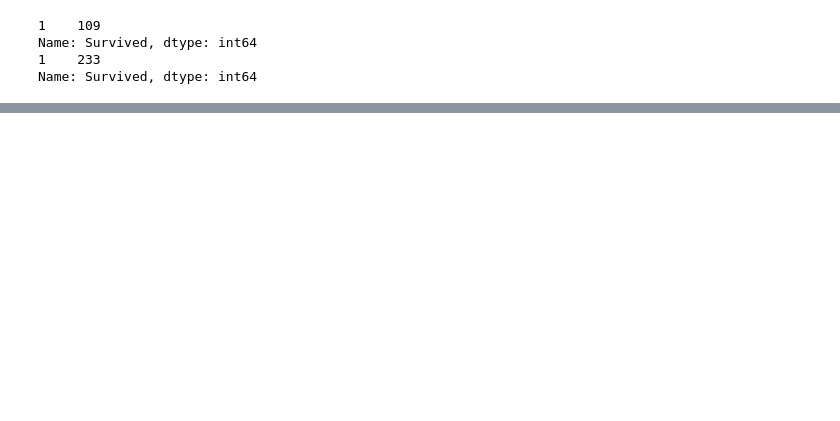
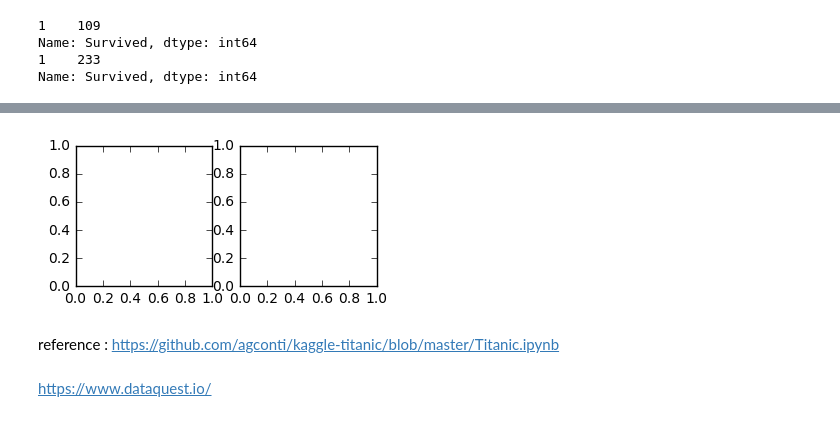
Before and after one commit to nenduru1/Kaggle, a Jupyter notebook: titanic_ne.ipynb, the cells around one changed output, grey strips where cells are left out. Cells and saved outputs as stored; diff of their text form; code cells hidden in the pictures; blank space fills up the shorter version.

```diff
--- a/titanic_ne.ipynb
+++ b/titanic_ne.ipynb
@@ -180,0 +442,14 @@ plt.legend(loc='best')
+# %%
+fig = plt.figure()
+
+ax1 = plt.subplot2grid((2, 3), (0, 0))
+ax2 = plt.subplot2grid((2, 3), (0, 1))
+#ax3 = plt.subplot2grid((3, 3), (1, 0), colspan=2, rowspan=2)
+#ax4 = plt.subplot2grid((3, 3), (1, 2), rowspan=2)
+# %% [output]
+[figure, added]
+# %% [markdown]
+reference :
+https://github.com/agconti/kaggle-titanic/blob/master/Titanic.ipynb
+# %% [markdown]
+https://www.dataquest.io/
```
Also changed, not shown: parts of 25 cells of this notebook.
